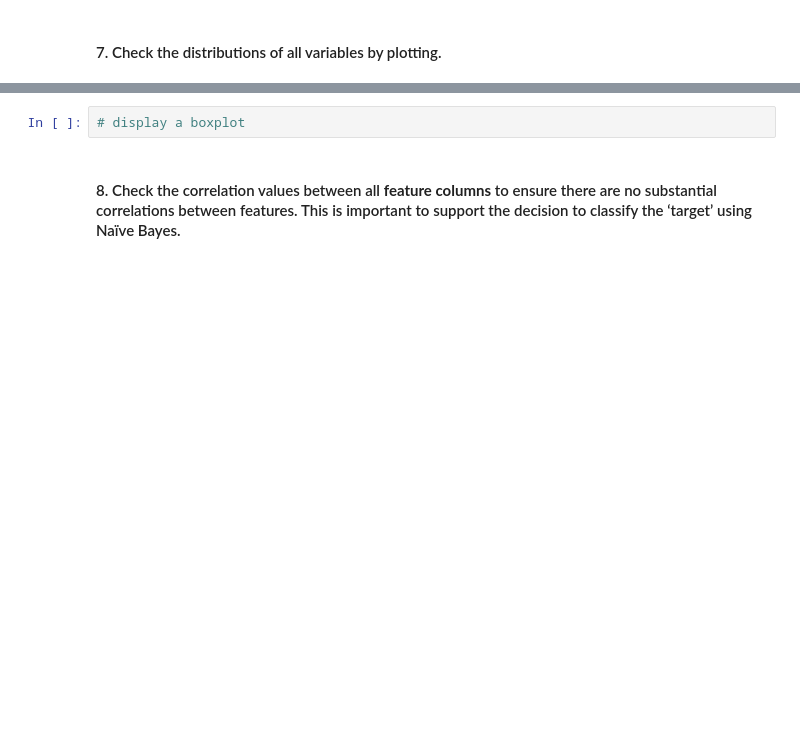
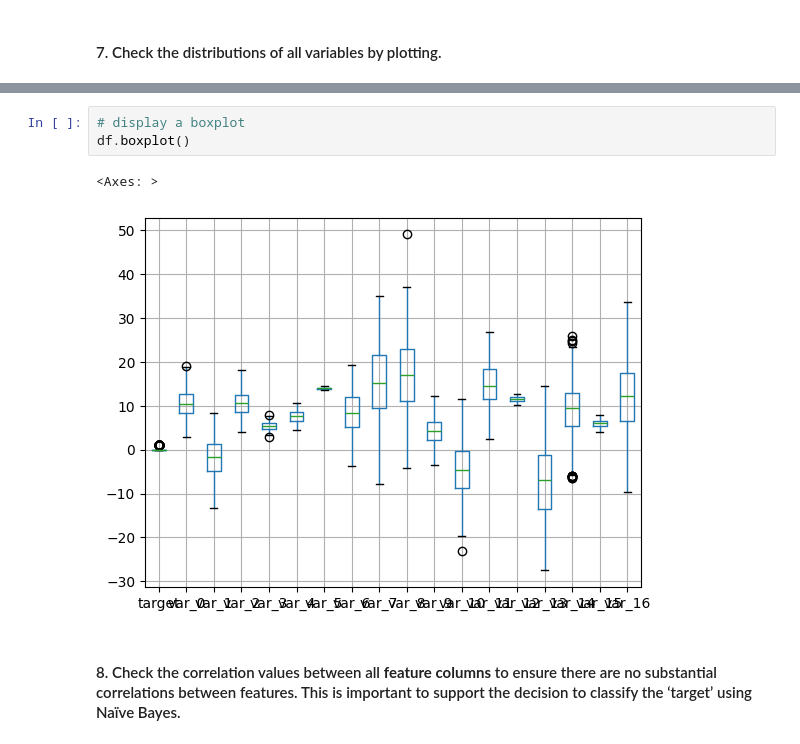
Before and after one commit to cnmi-ds-22/tanickell___Data-Science-Portfolio-C22, a Jupyter notebook: Modules/Module_1_Intro_to_DS_and_Naive_Bayes/Projects/Instructions/Project.1-Transactions/Project.1-Pass-02.ipynb, the cells around one changed output, grey strips where cells are left out. Drawn from its saved outputs; the diff is of its cells as text; blank space fills up the shorter version.

```diff
--- a/Modules/Module_1_Intro_to_DS_and_Naive_Bayes/Projects/Instructions/Project.1-Transactions/Project.1-Pass-02.ipynb
+++ b/Modules/Module_1_Intro_to_DS_and_Naive_Bayes/Projects/Instructions/Project.1-Transactions/Project.1-Pass-02.ipynb
@@ -159,5 +445,9 @@ Produce some visual analysis of the data.  Recall that Gaussian Naive Bayes assu
 # %%
 # display a boxplot
+df.boxplot()
+# %% [output]
+<Axes: >
+[figure, added]
 # %% [markdown]
 #### 8. Check the correlation values between all **feature columns** to ensure there are no substantial correlations between features. This is important to support the decision to classify the ‘target’ using Naïve Bayes.
 # %%
```
Also changed, not shown: parts of 51 cells of this notebook.
